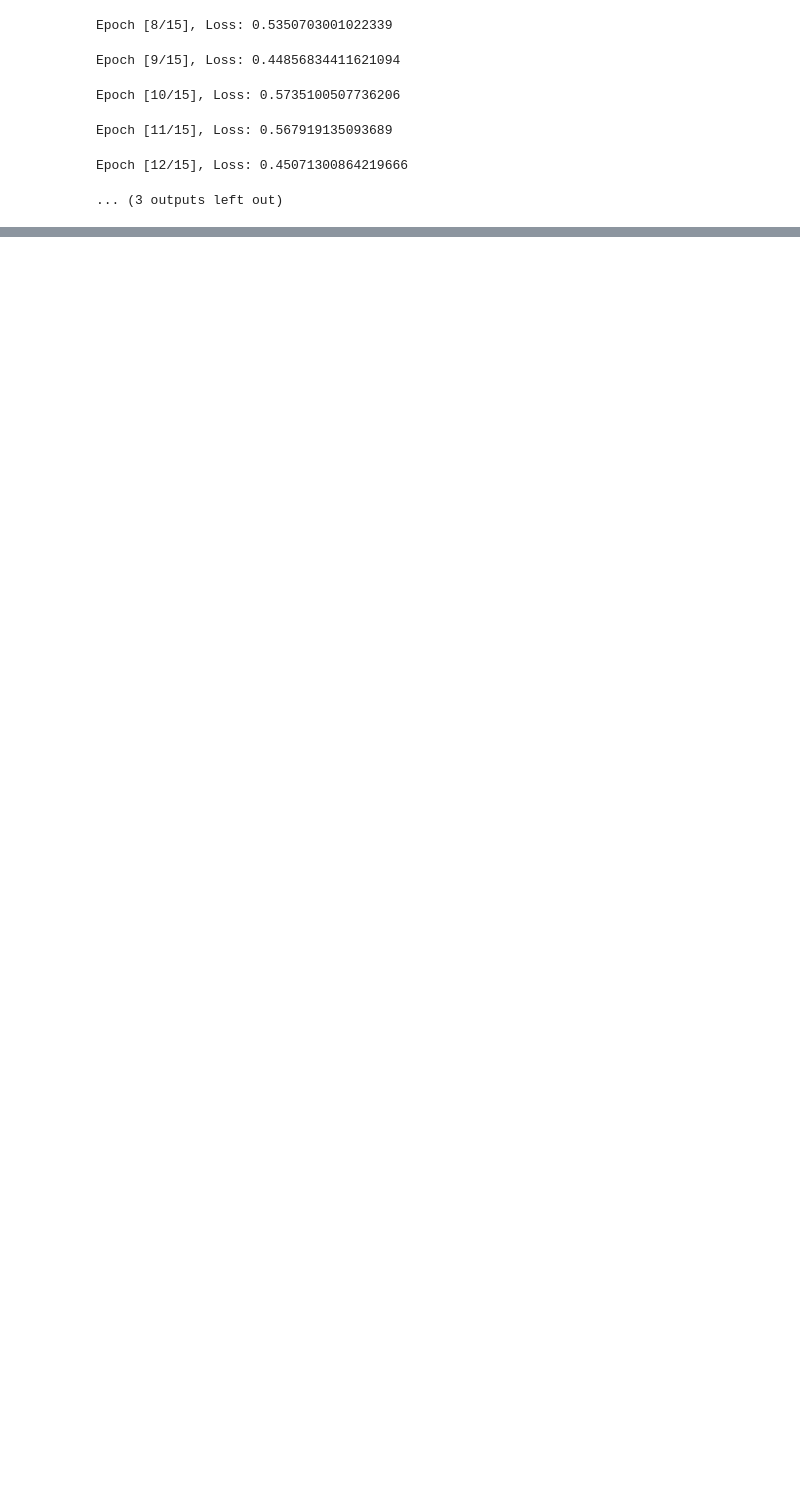
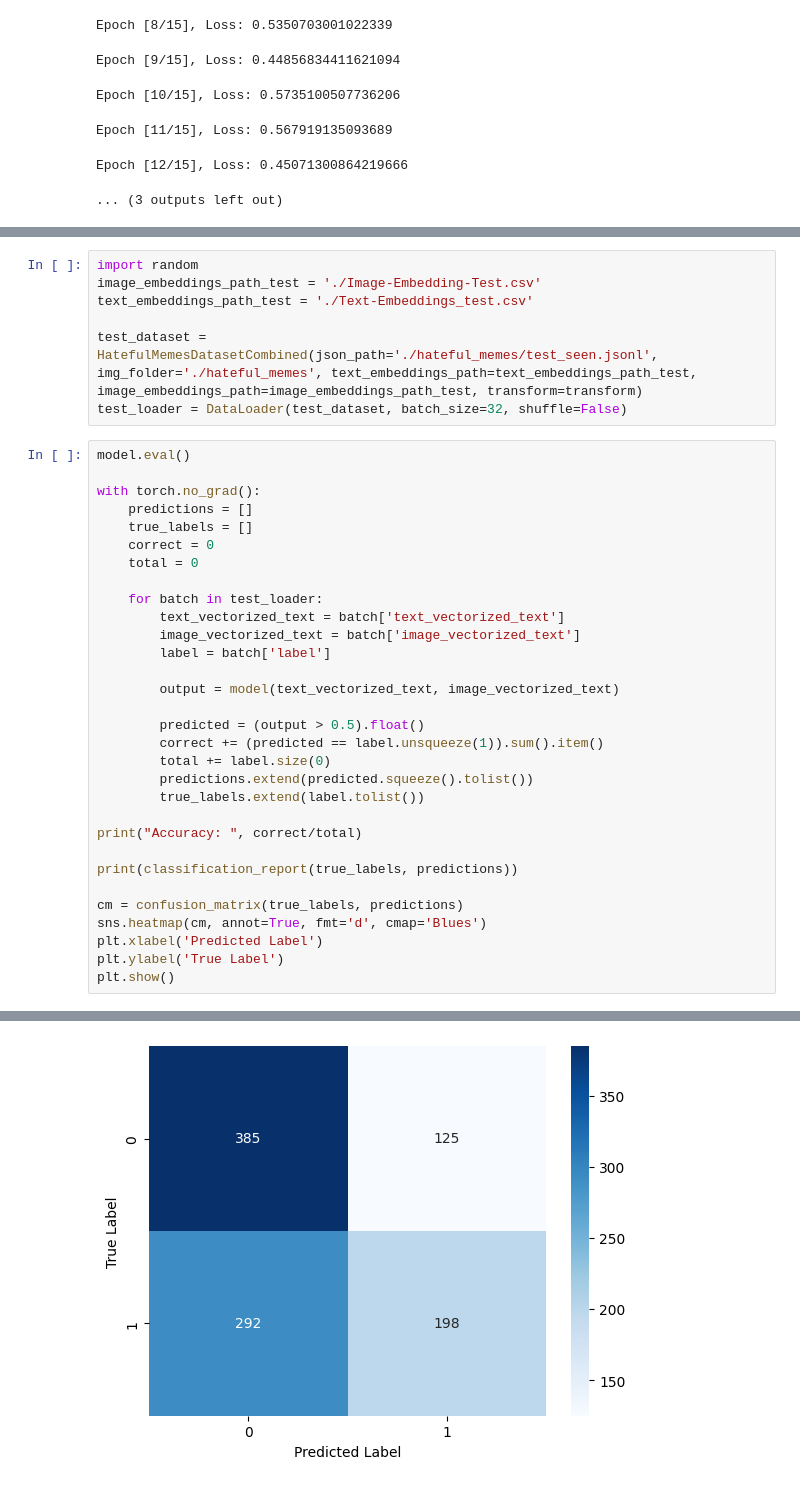
Before and after one commit to schlechter-afk/hateful_meme_detection, a Jupyter notebook: code.ipynb, the cells around one changed output, grey strips where cells are left out. Saved outputs shown, nothing was run; the diff lists cells and outputs as text; blank space fills up the shorter version.

Commit message:
vgg embeddings + text model done

```diff
--- a/code.ipynb
+++ b/code.ipynb
@@ -538,0 +677,39 @@ Epoch [12/15], Loss: 0.45071300864219666
+# %%
+import random
+image_embeddings_path_test = './Image-Embedding-Test.csv'
+text_embeddings_path_test = './Text-Embeddings_test.csv'
+
+test_dataset = HatefulMemesDatasetCombined(json_path='./hateful_memes/test_seen.jsonl', img_folder='./hateful_memes', text_embeddings_path=text_embeddings_path_test, image_embeddings_path=image_embeddings_path_test, transform=transform)
+test_loader = DataLoader(test_dataset, batch_size=32, shuffle=False)
+# %%
+model.eval()
+
+with torch.no_grad():
+    predictions = []
+    true_labels = []
+    correct = 0
+    total = 0
+
+    for batch in test_loader:
+        text_vectorized_text = batch['text_vectorized_text']
+        image_vectorized_text = batch['image_vectorized_text']
+        label = batch['label']
+
+        output = model(text_vectorized_text, image_vectorized_text)
+
+        predicted = (output > 0.5).float()
+        correct += (predicted == label.unsqueeze(1)).sum().item()
+        total += label.size(0)
+        predictions.extend(predicted.squeeze().tolist())
+        true_labels.extend(label.tolist())
+
+print("Accuracy: ", correct/total)
+
+print(classification_report(true_labels, predictions))
+
+cm = confusion_matrix(true_labels, predictions)
+sns.heatmap(cm, annot=True, fmt='d', cmap='Blues')
+plt.xlabel('Predicted Label')
+plt.ylabel('True Label')
+plt.show()
+# %% [output]
@@ -538,0 +725 @@ Epoch [12/15], Loss: 0.45071300864219666
+[figure, added]
```
Also changed, not shown: parts of 7 cells of this notebook, 3 other files.
